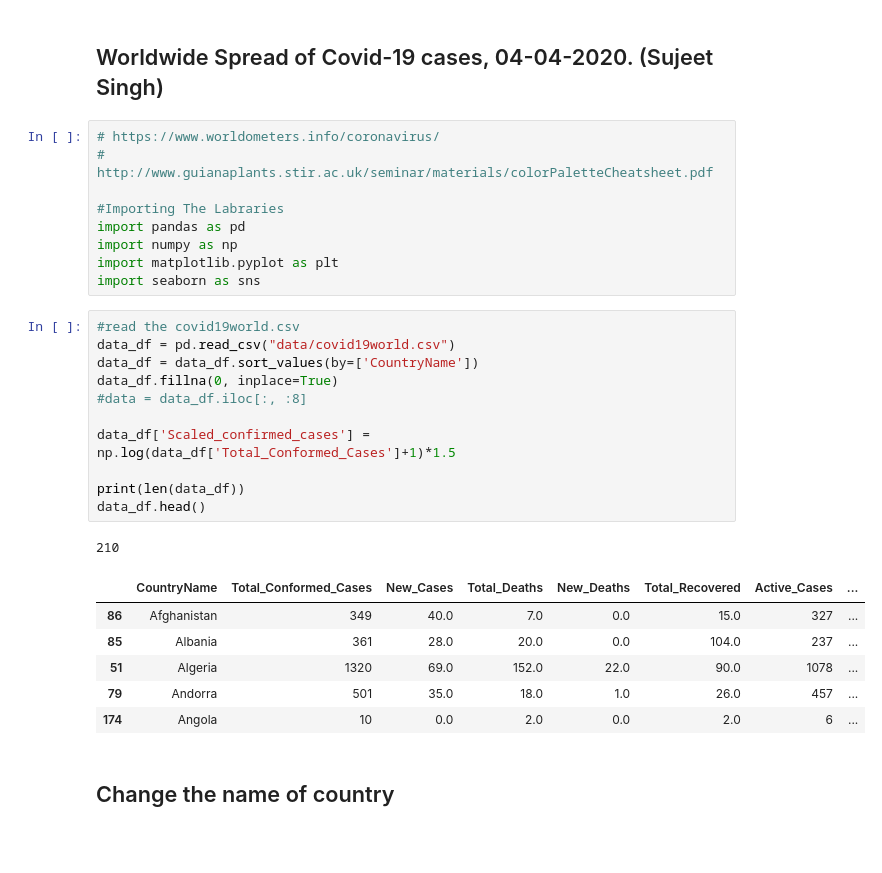
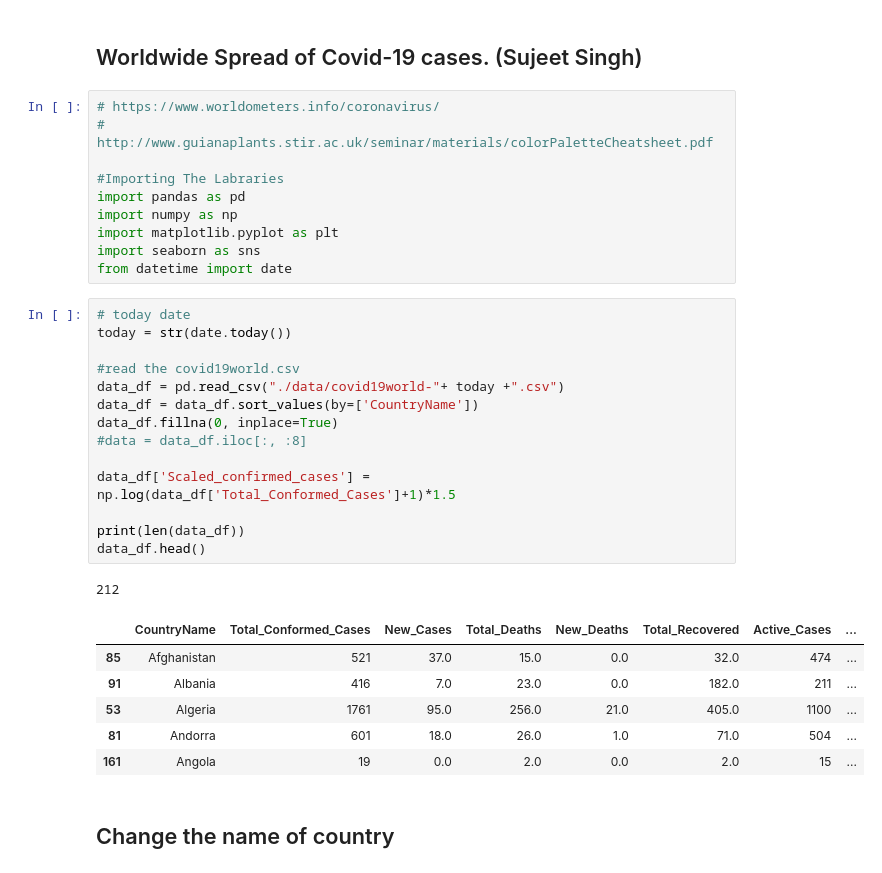
Before and after one commit to sujeet1216/Covid19World, a Jupyter notebook: covid19world.ipynb, the cells around one changed output. Saved outputs shown, nothing was run; the diff lists cells and outputs as text; blank space fills up the shorter version.

```diff
--- a/covid19world.ipynb
+++ b/covid19world.ipynb
@@ -1,5 +1,5 @@
 # %% [markdown]
-## Worldwide Spread of Covid-19 cases, 04-04-2020. (Sujeet Singh)
+## Worldwide Spread of Covid-19 cases. (Sujeet Singh)
 # %%
 # https://www.worldometers.info/coronavirus/
 # http://www.guianaplants.stir.ac.uk/seminar/materials/colorPaletteCheatsheet.pdf
@@ -9,25 +9,29 @@ import pandas as pd
 import numpy as np
 import matplotlib.pyplot as plt
 import seaborn as sns
+from datetime import date
 # %%
+# today date
+today = str(date.today())
+
 #read the covid19world.csv
-data_df = pd.read_csv("data/covid19world.csv")
+data_df = pd.read_csv("./data/covid19world-"+ today +".csv")
 data_df = data_df.sort_values(by=['CountryName'])
 data_df.fillna(0, inplace=True)
 #data = data_df.iloc[:, :8]
 
 data_df['Scaled_confirmed_cases'] = np.log(data_df['Total_Conformed_Cases']+1)*1.5
 
 print(len(data_df))
 data_df.head()
 # %% [output]
-210
+212
 |  | CountryName | Total_Conformed_Cases | New_Cases | Total_Deaths | New_Deaths | Total_Recovered | Active_Cases | ... |
-| 86 | Afghanistan | 349 | 40.0 | 7.0 | 0.0 | 15.0 | 327 | ... |
-| 85 | Albania | 361 | 28.0 | 20.0 | 0.0 | 104.0 | 237 | ... |
-| 51 | Algeria | 1320 | 69.0 | 152.0 | 22.0 | 90.0 | 1078 | ... |
-| 79 | Andorra | 501 | 35.0 | 18.0 | 1.0 | 26.0 | 457 | ... |
-| 174 | Angola | 10 | 0.0 | 2.0 | 0.0 | 2.0 | 6 | ... |
+| 85 | Afghanistan | 521 | 37.0 | 15.0 | 0.0 | 32.0 | 474 | ... |
+| 91 | Albania | 416 | 7.0 | 23.0 | 0.0 | 182.0 | 211 | ... |
+| 53 | Algeria | 1761 | 95.0 | 256.0 | 21.0 | 405.0 | 1100 | ... |
+| 81 | Andorra | 601 | 18.0 | 26.0 | 1.0 | 71.0 | 504 | ... |
+| 161 | Angola | 19 | 0.0 | 2.0 | 0.0 | 2.0 | 15 | ... |
 # %% [markdown]
 
 ## Change the name of country
```
Also changed, not shown: parts of 10 cells of this notebook, 10 other files.
